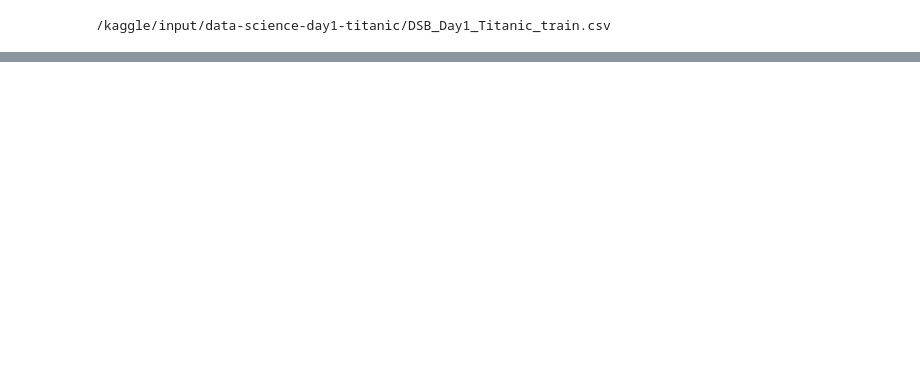
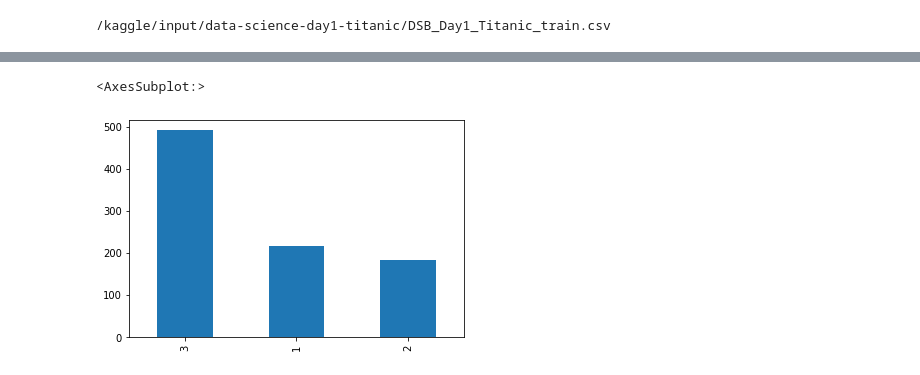
Before and after one commit to Prashant6306/100_days_of_ml, a Jupyter notebook: day-20-eda-using-univariate-analysis.ipynb, the cells around one changed output, grey strips where cells are left out. Cells and saved outputs as stored; diff of their text form; code cells hidden in the pictures; blank space fills up the shorter version.

```diff
--- a/day-20-eda-using-univariate-analysis.ipynb
+++ b/day-20-eda-using-univariate-analysis.ipynb
@@ -20,0 +120,5 @@ for dirname, _, filenames in os.walk('/kaggle/input'):
+# %%
+df["Pclass"].value_c ounts().plot(kind="bar")
+# %% [output]
+<AxesSubplot:>
+[figure, added]
```
Also changed, not shown: parts of 27 cells of this notebook.
